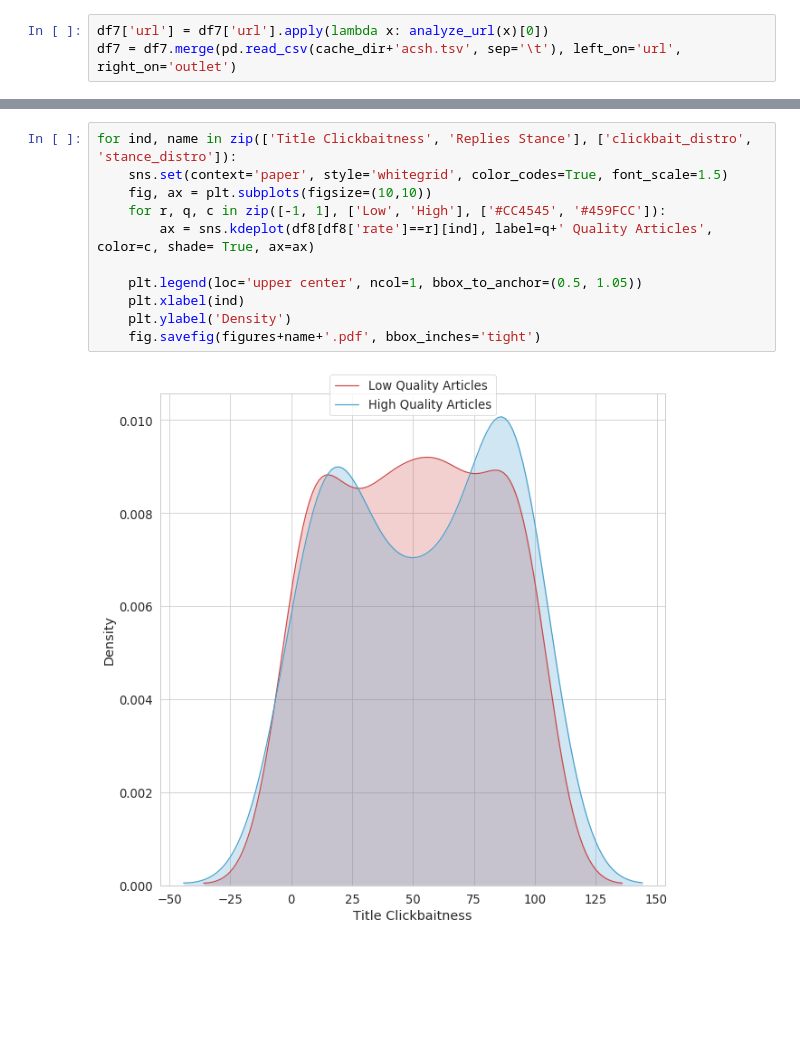
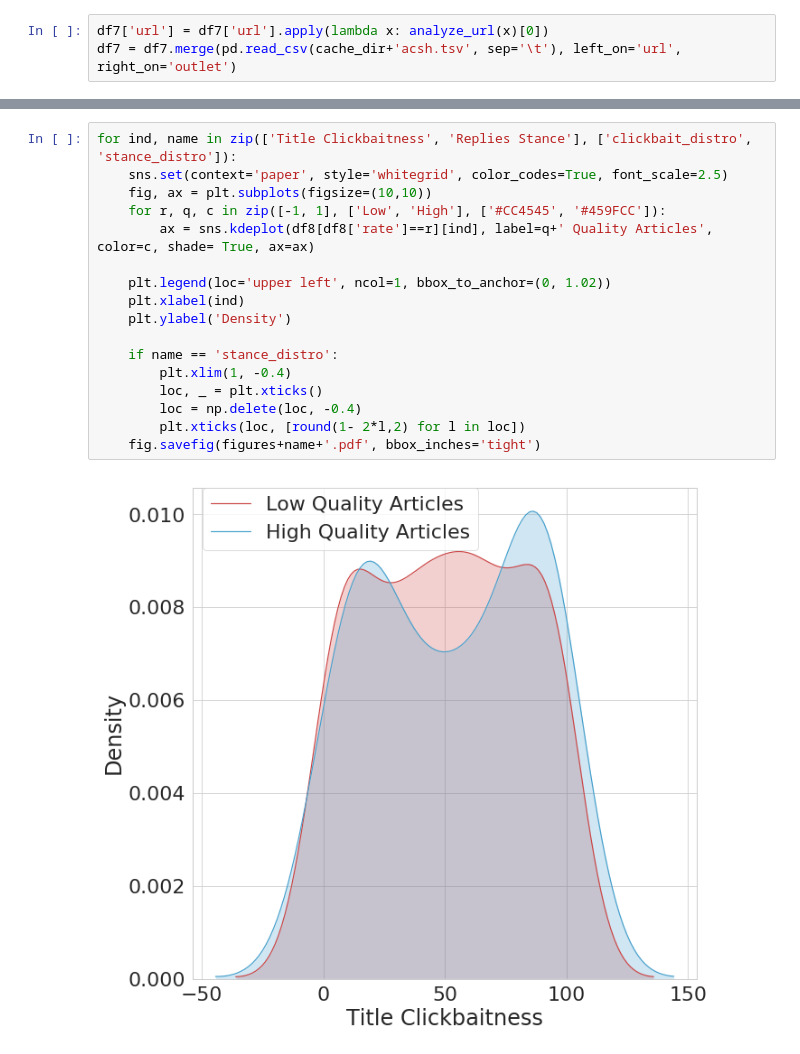
Before and after one commit to psmeros/SciLens, a Jupyter notebook: src/Experiment 3.ipynb, the cells around one changed output, grey strips where cells are left out. Drawn from its saved outputs; the diff is of its cells as text; blank space fills up the shorter version.

```diff
--- a/src/Experiment 3.ipynb
+++ b/src/Experiment 3.ipynb
@@ -90,14 +97,20 @@ d = {c:r for c, r in zip(df7.drop(['outlet', 'url', 'rate'], axis=1).columns, im
 #df_atc[['article', 'scilens']].to_csv(cache_dir+'scilens_atc.tsv', sep='\t', index=None)
 # %%
 for ind, name in zip(['Title Clickbaitness', 'Replies Stance'], ['clickbait_distro', 'stance_distro']):
-    sns.set(context='paper', style='whitegrid', color_codes=True, font_scale=1.5)
+    sns.set(context='paper', style='whitegrid', color_codes=True, font_scale=2.5)
     fig, ax = plt.subplots(figsize=(10,10))
     for r, q, c in zip([-1, 1], ['Low', 'High'], ['#CC4545', '#459FCC']):
         ax = sns.kdeplot(df8[df8['rate']==r][ind], label=q+' Quality Articles', color=c, shade= True, ax=ax)
 
-    plt.legend(loc='upper center', ncol=1, bbox_to_anchor=(0.5, 1.05))
+    plt.legend(loc='upper left', ncol=1, bbox_to_anchor=(0, 1.02))
     plt.xlabel(ind)
     plt.ylabel('Density')
+
+    if name == 'stance_distro':
+        plt.xlim(1, -0.4)
+        loc, _ = plt.xticks()
+        loc = np.delete(loc, -0.4)
+        plt.xticks(loc, [round(1- 2*l,2) for l in loc])
     fig.savefig(figures+name+'.pdf', bbox_inches='tight')
 # %% [output]
-[figure, old version]
+[figure, new version]
```
Also changed, not shown: parts of 4 cells of this notebook, 1 other file.
